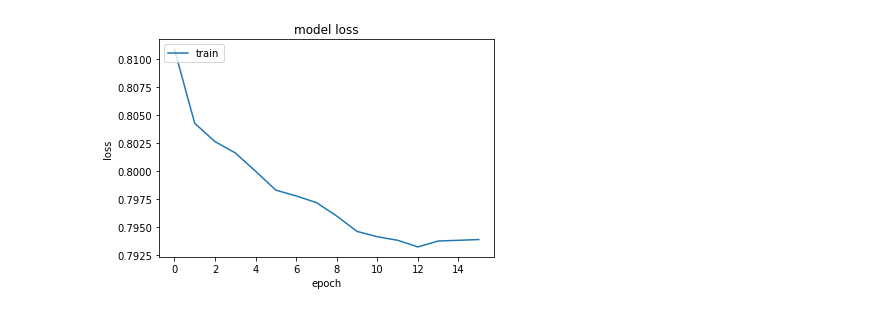
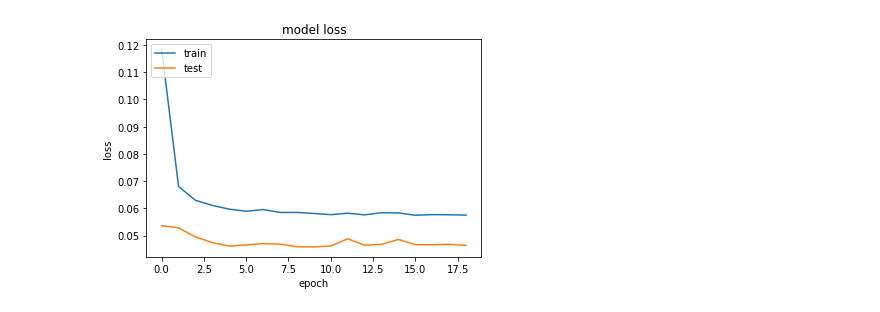
Before and after one commit to Ilumenar/kornmo-master-thesis, a Jupyter notebook: notebooks/soil_qual_classification.ipynb, the cells around one changed output. Cells and saved outputs as stored; diff of their text form; code cells hidden in the pictures.

```diff
--- a/notebooks/soil_qual_classification.ipynb
+++ b/notebooks/soil_qual_classification.ipynb
@@ -51,0 +41,9 @@ Name: jordkvalitet, Length: 628884, dtype: int64
+# %%
+soilqdf['JR_SIGN'] = soilqdf['JR_SIGN'].apply(lambda x: x[1:])
+
+one_hot_encode('JORDKVALIT')
+one_hot_encode('JR_SIGN')
+
+soilqdf = soilqdf.astype(float)
+
+print(soilqdf['JR_SIGN'])
@@ -58,11 +92,14 @@ plt.show()
 # %%
 from sklearn.model_selection import train_test_split
 import tensorflow as tf
-y = soilqdf['jordkvalitet'].astype(np.float64)
-X = soilqdf.drop(columns=['jordkvalitet'])
-X_train, X_test, y_train, y_test = train_test_split(X, y, test_size = 0.2, random_state = 42)
+
+y = soilqdf['JORDKVALIT']
+X = soilqdf.drop(columns=['JORDKVALIT'])
+
+X_train, X_test, y_train, y_test = train_test_split(X, y, test_size = 0.2, random_state=42)
 
 y_train = tf.keras.utils.to_categorical(y_train, num_classes=3)
 y_test = tf.keras.utils.to_categorical(y_test, num_classes=3)
-print(y_train)
+#print(y_train)
+X.head()
 # %% [output]
@@ -98,19 +140,21 @@ from sklearn.utils import class_weight
 # %%
 classifier = Sequential()
 
-classifier.add(Dense(units = 128, activation = 'relu'))
-classifier.add(Dense(units = 128, activation = 'relu'))
-classifier.add(Dense(units = 128, activation = 'relu'))
+classifier.add(Dense(units = 64, activation = 'relu'))
+classifier.add(Dropout(0.6))
+#classifier.add(Dense(units = 128, activation = 'relu'))
+classifier.add(Dense(units = 64, activation = 'relu'))
+classifier.add(Dropout(0.6))
 
 classifier.add(Dense(3, activation='softmax'))
 
 classifier.compile(optimizer = 'adam', loss='categorical_crossentropy', metrics = ['accuracy'])
 
 callback = EarlyStopping(monitor='loss', patience=3)
-history = classifier.fit(X_train, y_train, batch_size=32, epochs = 100, verbose = 1, callbacks=[callback])
+history = classifier.fit(X_train, y_train, batch_size=32, epochs = 100, verbose = 1, shuffle=True, callbacks=[callback], validation_data=(X_test, y_test))
 
-score, acc = classifier.evaluate(X_train, y_train, batch_size=32)
-print('Train score:', score)
-print('Train accuracy:', acc)
+score, acc = classifier.evaluate(X_test, y_test, batch_size=32)
+print('Test score:', score)
+print('Test accuracy:', acc)
 # %% [output]
 Epoch 1/100
@@ -117,13 +175,14 @@ Epoch 1/100
 # %%
 # summarize history for loss
 plt.plot(history.history['loss'])
+plt.plot(history.history['val_loss'])
 plt.title('model loss')
 plt.ylabel('loss')
 plt.xlabel('epoch')
 plt.legend(['train', 'test'], loc='upper left')
 plt.show()
 # %% [output]
-[figure, old version]
+[figure, new version]
 # %%
 from sklearn.metrics import confusion_matrix
 
```
Also changed, not shown: parts of 12 cells of this notebook, 8 other files.
